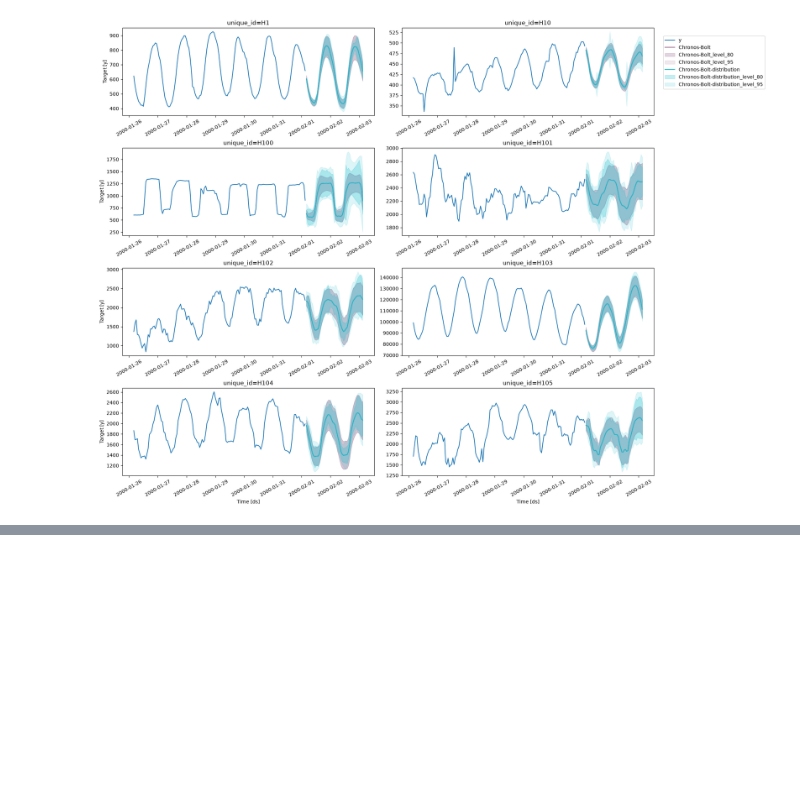
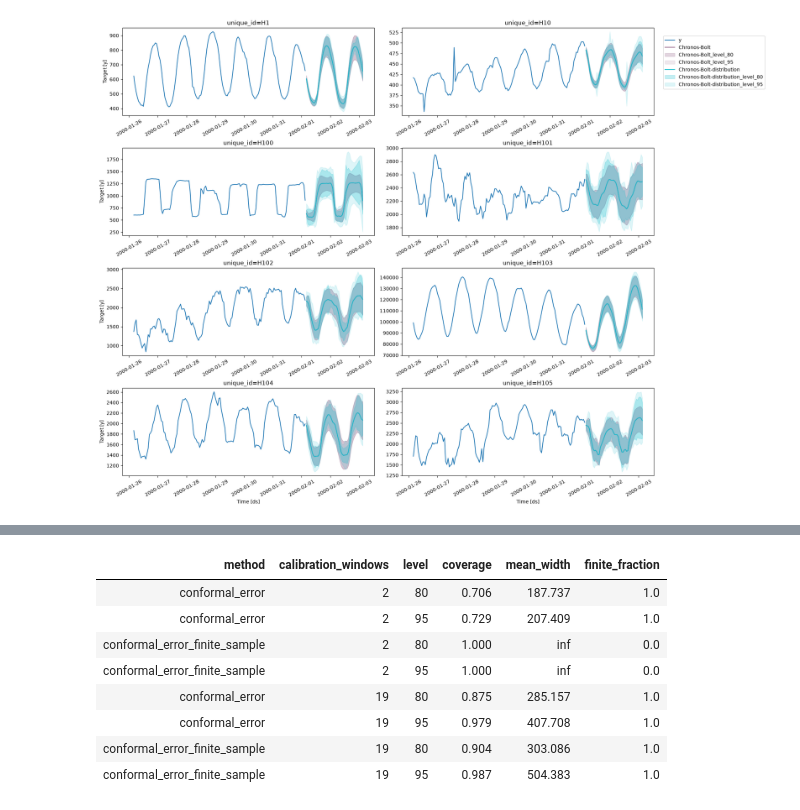
Before and after one commit to TimeCopilot/foundationforecast, a Jupyter notebook: docs/examples/conformal-prediction.ipynb, the cells around one changed output, grey strips where cells are left out. Saved outputs shown, nothing was run; the diff lists cells and outputs as text; code cells hidden in the pictures; blank space fills up the shorter version.

Commit message:
docs(conformal): explain finite-sample coverage and M4 results

```diff
--- a/docs/examples/conformal-prediction.ipynb
+++ b/docs/examples/conformal-prediction.ipynb
@@ -248,0 +262,56 @@ ff.plot(
+# %%
+import numpy as np
+import pandas as pd
+
+from foundationforecast import ConformalIntervals, FoundationForecast
+from foundationforecast.models import Chronos
+
+coverage_df = df[df["unique_id"].isin(df["unique_id"].unique()[:4])].copy()
+coverage_models = []
+coverage_settings = []
+for calibration_windows in [2, 19]:
+    for method in ["conformal_error", "conformal_error_finite_sample"]:
+        alias = f"{method}-{calibration_windows}"
+        coverage_models.append(
+            Chronos(
+                repo_id="amazon/chronos-bolt-tiny",
+                alias=alias,
+                prediction_intervals=ConformalIntervals(
+                    n_windows=calibration_windows, method=method, step_size=24
+                ),
+            )
+        )
+        coverage_settings.append((alias, method, calibration_windows))
+
+coverage_ff = FoundationForecast(models=coverage_models)
+coverage_cv = coverage_ff.cross_validation(
+    df=coverage_df, h=24, freq="h", n_windows=4, step_size=24, level=[80, 95]
+)
+coverage_rows = []
+for alias, method, calibration_windows in coverage_settings:
+    for requested_level in [80, 95]:
+        lo = coverage_cv[f"{alias}-lo-{requested_level}"]
+        hi = coverage_cv[f"{alias}-hi-{requested_level}"]
+        coverage_rows.append(
+            {
+                "method": method,
+                "calibration_windows": calibration_windows,
+                "level": requested_level,
+                "coverage": coverage_cv["y"].between(lo, hi).mean(),
+                "mean_width": (hi - lo).mean(),
+                "finite_fraction": (np.isfinite(lo) & np.isfinite(hi)).mean(),
+            }
+        )
+
+coverage_summary = pd.DataFrame(coverage_rows)
+coverage_summary.round(3)
+# %% [output]
+| method | calibration_windows | level | coverage | mean_width | finite_fraction |
+| conformal_error | 2 | 80 | 0.706 | 187.737 | 1.0 |
+| conformal_error | 2 | 95 | 0.729 | 207.409 | 1.0 |
+| conformal_error_finite_sample | 2 | 80 | 1.000 | inf | 0.0 |
+| conformal_error_finite_sample | 2 | 95 | 1.000 | inf | 0.0 |
+| conformal_error | 19 | 80 | 0.875 | 285.157 | 1.0 |
+| conformal_error | 19 | 95 | 0.979 | 407.708 | 1.0 |
+| conformal_error_finite_sample | 19 | 80 | 0.904 | 303.086 | 1.0 |
+| conformal_error_finite_sample | 19 | 95 | 0.987 | 504.383 | 1.0 |
```
Also changed, not shown: parts of 2 cells of this notebook, 2 other files.
